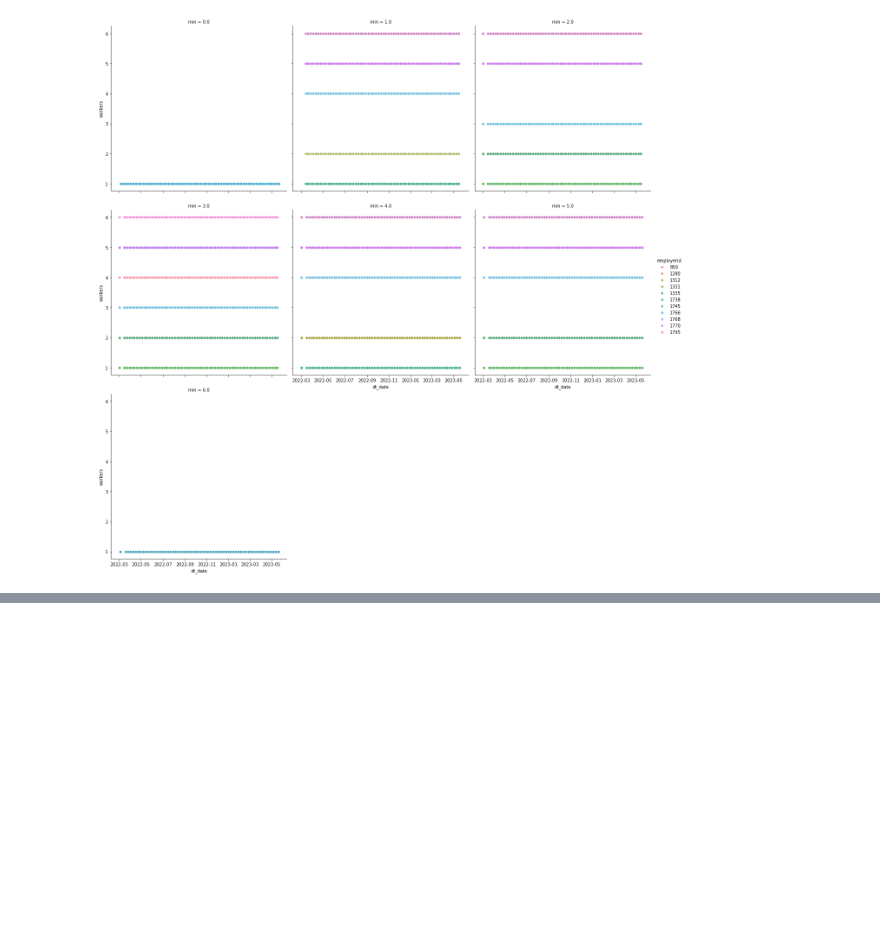
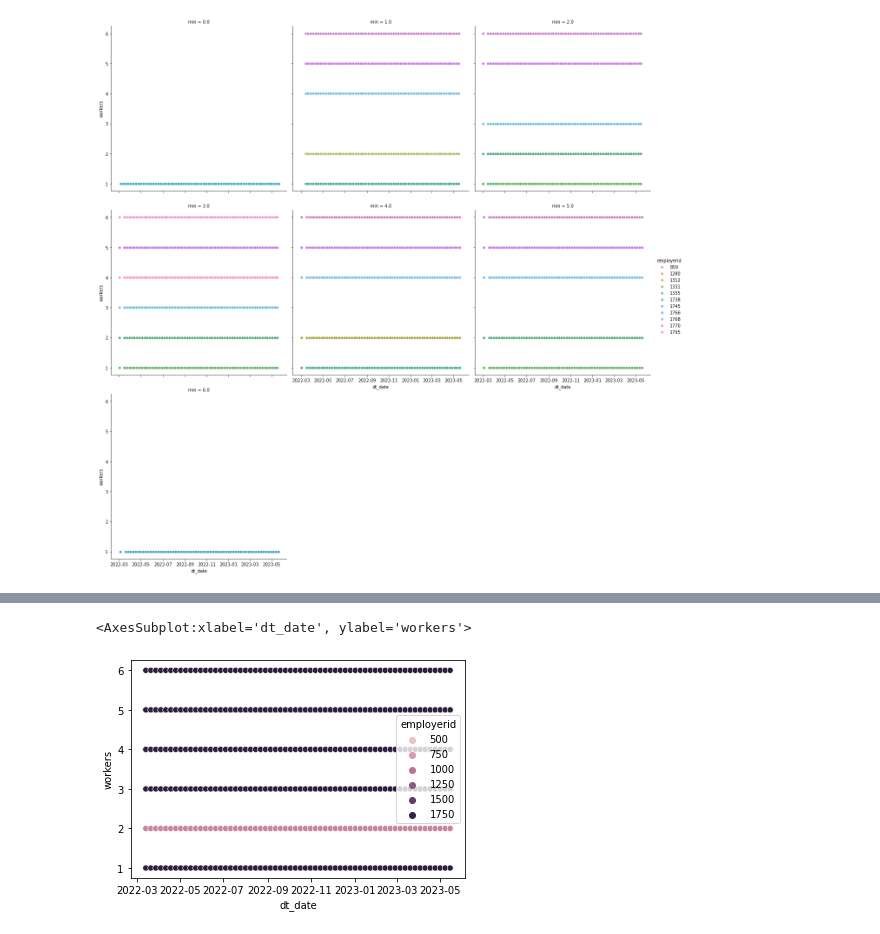
Before and after one commit to blukitas/Viz_2022_Grupo_4, a Jupyter notebook: docker/Notebooks/12.participant_job.ipynb, the cells around one changed output, grey strips where cells are left out. Drawn from its saved outputs; the diff is of its cells as text; code cells hidden in the pictures; blank space fills up the shorter version.

Commit message:
On restaurants

```diff
--- a/docker/Notebooks/12.participant_job.ipynb
+++ b/docker/Notebooks/12.participant_job.ipynb
@@ -227,0 +230,22 @@ plt.savefig('../../img/12.scatter_pub_workers_weeks.png')
+# %%
+SQL = """
+	select
+		vd.dt_date,
+		min(vd.dt_day_of_week),
+		vpj.employerid,
+		count(distinct(a.participantid)) workers
+	from activitylogs a
+	inner join vo_date vd on a.ts_min::date = vd.dt_date
+	inner join vo_participants_jobs vpj on a.participantid = vpj.participantid
+										and a.jobid = vpj.jobid
+	where currentmode = 'AtWork' and business_type='Restaurant'
+	group by
+		vd.dt_date,
+		vpj.employerid
+	order by
+		vpj.employerid,
+		vd.dt_date;
+"""
+df = pd.read_sql(SQL, engine)
+
+	# where currentmode = 'AtWork' and business_type='Pub'
@@ -227,0 +261,5 @@ plt.savefig('../../img/12.scatter_pub_workers_weeks.png')
+# %%
+sns.scatterplot(x="dt_date", y="workers", data=df[df['min']==1], hue="employerid")
+# %% [output]
+<AxesSubplot:xlabel='dt_date', ylabel='workers'>
+[figure, added]
```
Also changed, not shown: parts of 3 cells of this notebook, 1 other file.
